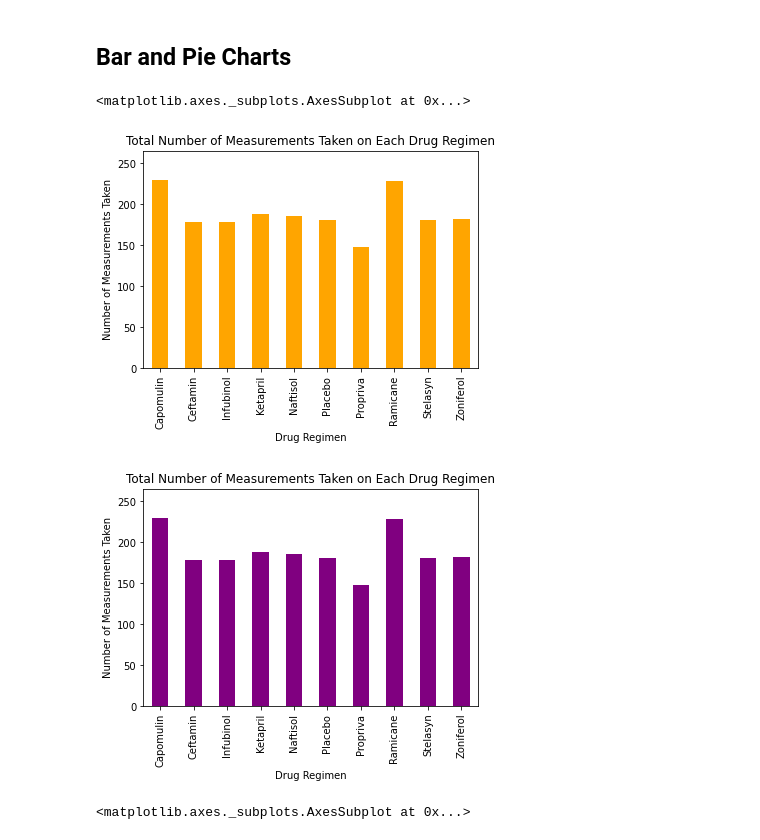
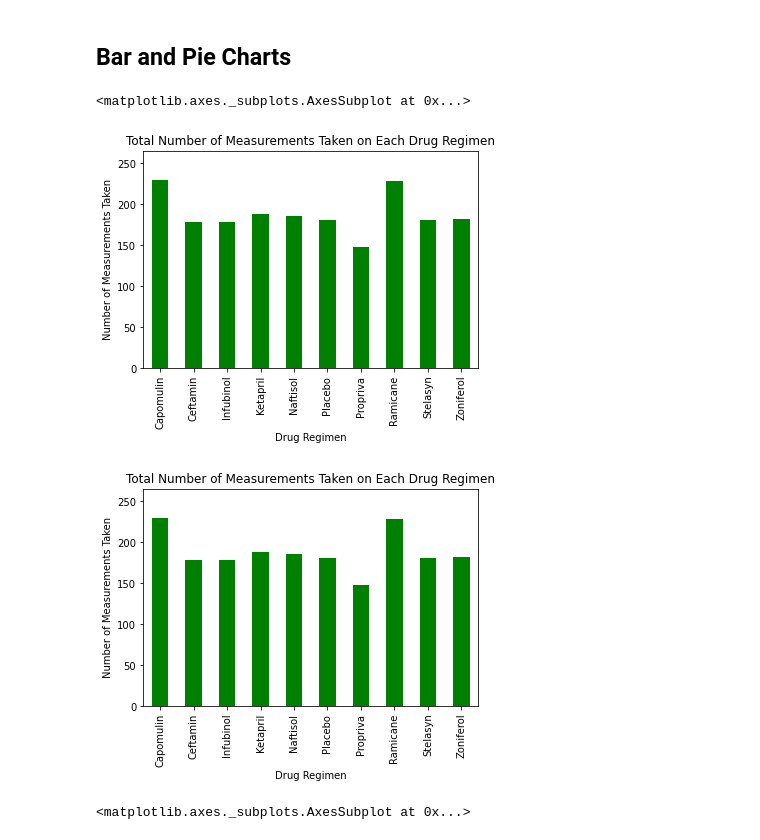
Before and after one commit to JRandle23/Matplotlib-Challenge, a Jupyter notebook: Pymaceuticals/pymaceuticals_starter.ipynb, the cells around one changed output. Cells and saved outputs as stored; diff of their text form; code cells hidden in the pictures.

```diff
--- a/Pymaceuticals/pymaceuticals_starter.ipynb
+++ b/Pymaceuticals/pymaceuticals_starter.ipynb
@@ -134,21 +134,21 @@ drug_summary_stats
 # %%
 #Generate a bar plot showing the total number of measurements taken on each drug regimen using pandas.
 measurements_count = drug_grouped.count()
 
-measurements_barchart = measurements_count.plot(kind="bar", title="Total Number of Measurements Taken on Each Drug Regimen", color="orange", ylim=(0,265))
+measurements_barchart = measurements_count.plot(kind="bar", title="Total Number of Measurements Taken on Each Drug Regimen", color="green", ylim=(0,265))
 measurements_barchart.set_xlabel("Drug Regimen")
 measurements_barchart.set_ylabel("Number of Measurements Taken")
 
 measurements_barchart
 # %% [output]
 <matplotlib.axes._subplots.AxesSubplot at 0x...>
-[figure, old version]
+[figure, new version]
 # %%
 # Generate a bar plot showing the total number of measurements taken on each drug regimen using pyplot.
 drugs = ["Capomulin", "Ceftamin", "Infubinol", "Ketapril", "Naftisol", "Placebo", "Propriva", "Ramicane", "Stelasyn", "Zoniferol"]
 y_axis = drug_grouped.count()
 
-plt.bar(drugs, y_axis, color="o", align="center", width=0.5)
+plt.bar(drugs, y_axis, color="green", align="center", width=0.5)
 plt.xticks(drugs, rotation="vertical")
 plt.xlim(-0.50, len(x_axis)-0.50)
 plt.ylim(0, max(y_axis)+35)
@@ -157,7 +157,7 @@ plt.xlabel("Drug Regimen")
 plt.ylabel("Number of Measurements Taken")
 plt.show()
 # %% [output]
-[figure, old version]
+[figure, new version]
 # %%
 # Generate a pie plot showing the distribution of female versus male mice using pandas
 gender_grouped = merged_clean.groupby("Sex")["Mouse ID"]
```
